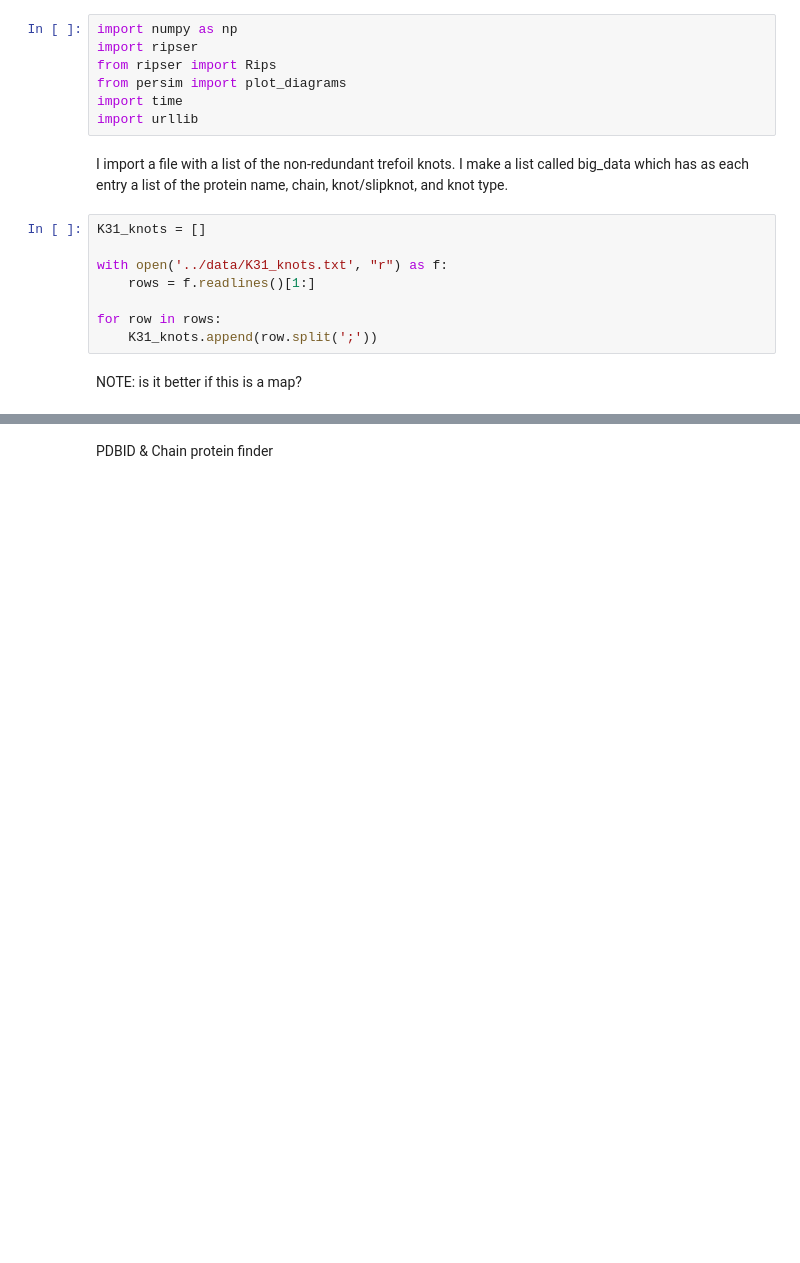
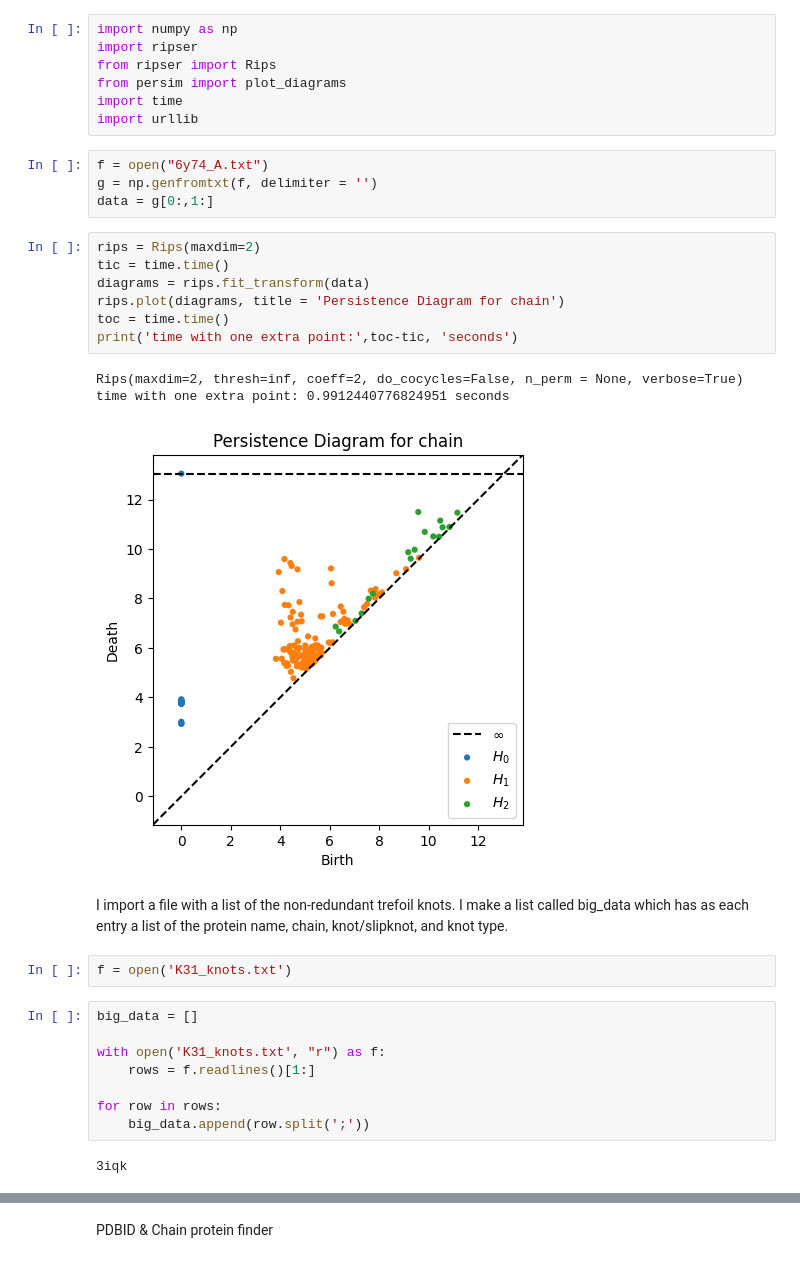
Before and after one commit to lamismukta/PersistenceLandscapes, a Jupyter notebook: src/old/Ripser importing a protein.ipynb, the cells around one changed output, grey strips where cells are left out. Saved outputs shown, nothing was run; the diff lists cells and outputs as text; blank space fills up the shorter version.

```diff
--- a/src/experiments/Ripser importing a protein.ipynb
+++ b/src/old/Ripser importing a protein.ipynb
@@ -5,16 +5,33 @@ from ripser import Rips
 from persim import plot_diagrams
 import time
 import urllib
+# %%
+f = open("6y74_A.txt")
+g = np.genfromtxt(f, delimiter = '')
+data = g[0:,1:]
+# %%
+rips = Rips(maxdim=2)
+tic = time.time()
+diagrams = rips.fit_transform(data)
+rips.plot(diagrams, title = 'Persistence Diagram for chain')
+toc = time.time()
+print('time with one extra point:',toc-tic, 'seconds')
+# %% [output]
+Rips(maxdim=2, thresh=inf, coeff=2, do_cocycles=False, n_perm = None, verbose=True)
+time with one extra point: 0.9912440776824951 seconds
+[figure, added]
 # %% [markdown]
 I import a file with a list of the non-redundant trefoil knots. I make a list called big_data which has as each entry a list of the protein name, chain, knot/slipknot, and knot type.
+# %%
+f = open('K31_knots.txt')
 # %%
-K31_knots = []
+big_data = []
 
-with open('../data/K31_knots.txt', "r") as f:
+with open('K31_knots.txt', "r") as f:
     rows = f.readlines()[1:]
 
 for row in rows:
-    K31_knots.append(row.split(';'))
+    big_data.append(row.split(';'))
+# %% [output]
+3iqk
-# %% [markdown]
-NOTE: is it better if this is a map?
 # %%
```
Also changed, not shown: parts of 4 cells of this notebook, 4 other files.
